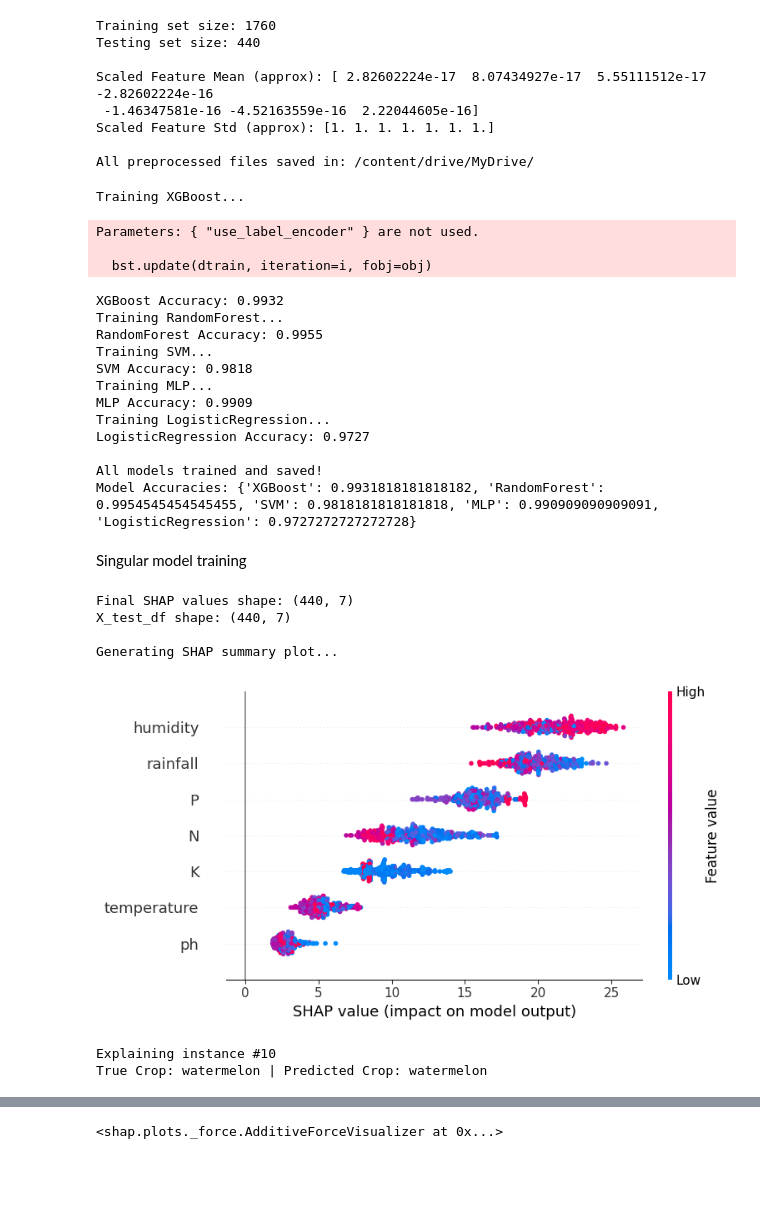
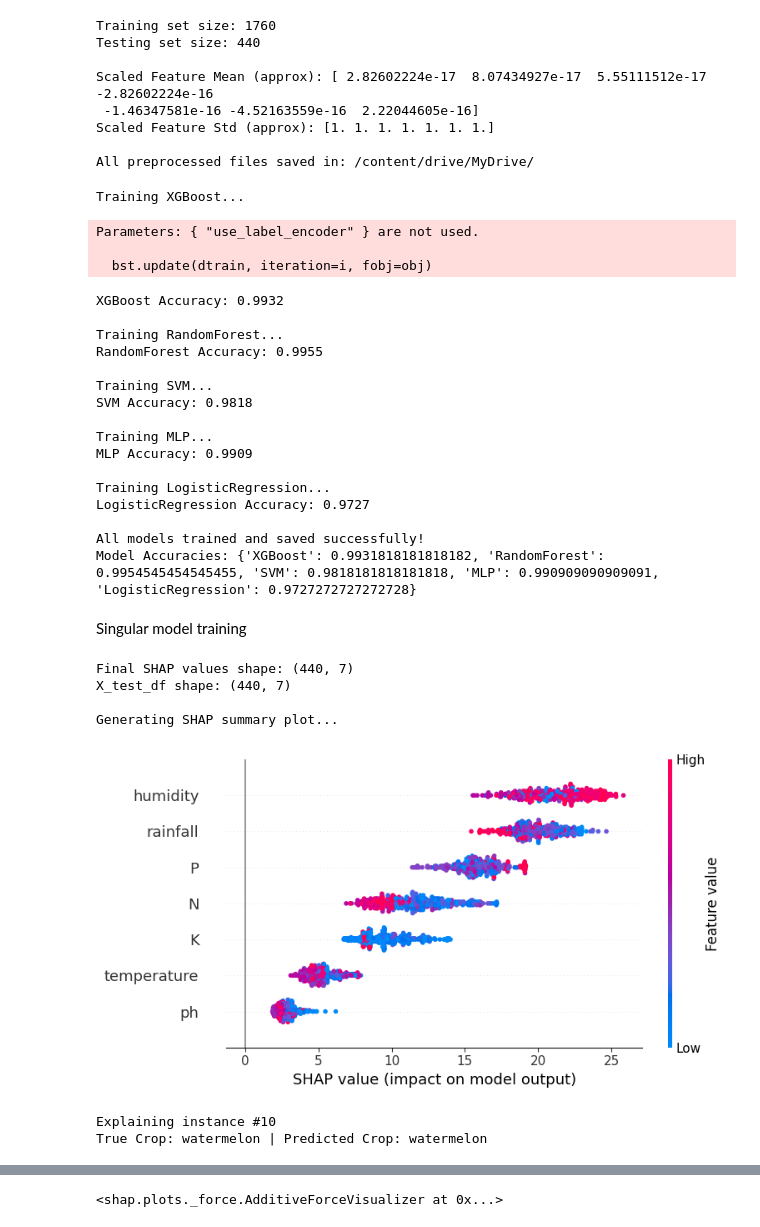
Before and after one commit to priyanshupriyank04/research_paper_project, a Jupyter notebook: research.ipynb, the cells around one changed output, grey strips where cells are left out. Cells and saved outputs as stored; diff of their text form; code cells hidden in the pictures; blank space fills up the shorter version.

```diff
--- a/research.ipynb
+++ b/research.ipynb
@@ -166,13 +176,13 @@ from sklearn.neural_network import MLPClassifier
 from xgboost import XGBClassifier
 from sklearn.metrics import accuracy_score
 
-# --- Load preprocessed data from Google Drive ---
+# --- Load preprocessed data (already numeric labels) ---
 save_path = '/content/drive/MyDrive/'
 
 X_train = joblib.load(save_path + 'X_train.pkl')
 X_test = joblib.load(save_path + 'X_test.pkl')
-y_train = joblib.load(save_path + 'y_train.pkl')
-y_test = joblib.load(save_path + 'y_test.pkl')
+y_train = joblib.load(save_path + 'y_train.pkl')  # encoded labels
+y_test = joblib.load(save_path + 'y_test.pkl')    # encoded labels
 
 # --- Initialize models ---
 models = {
@@ -183,21 +193,21 @@ models = {
     "LogisticRegression": LogisticRegression(max_iter=500, random_state=42)
 }
 
-# --- Train and evaluate models ---
+# --- Train and evaluate each model ---
 model_accuracies = {}
 
 for name, model in models.items():
-    print(f"Training {name}...")
-    model.fit(X_train, y_train)
-    y_pred = model.predict(X_test)
-    acc = accuracy_score(y_test, y_pred)
+    print(f"\nTraining {name}...")
+    model.fit(X_train, y_train)  # uses encoded labels
+    y_pred = model.predict(X_test)  # predictions (encoded)
+    acc = accuracy_score(y_test, y_pred)  # compare encoded-to-encoded
     model_accuracies[name] = acc
     print(f"{name} Accuracy: {acc:.4f}")
 
-    # Save each trained model
+    # Save the trained model
     joblib.dump(model, save_path + f"{name}_model.pkl")
 
-print("\nAll models trained and saved!")
+print("\nAll models trained and saved successfully!")
 print("Model Accuracies:", model_accuracies)
 # %% [output]
 Training XGBoost...
@@ -205,16 +215,20 @@ Parameters: { "use_label_encoder" } are not used.
 
   bst.update(dtrain, iteration=i, fobj=obj)
 XGBoost Accuracy: 0.9932
+
 Training RandomForest...
 RandomForest Accuracy: 0.9955
+
 Training SVM...
 SVM Accuracy: 0.9818
+
 Training MLP...
 MLP Accuracy: 0.9909
+
 Training LogisticRegression...
 LogisticRegression Accuracy: 0.9727
 
-All models trained and saved!
+All models trained and saved successfully!
 Model Accuracies: {'XGBoost': 0.9931818181818182, 'RandomForest': 0.9954545454545455, 'SVM': 0.9818181818181818, 'MLP': 0.990909090909091, 'LogisticRegression': 0.9727272727272728}
 # %% [markdown]
 Singular model training
@@ -232,48 +246,55 @@ X_test = joblib.load(save_path + 'X_test.pkl')
 y_test = joblib.load(save_path + 'y_test.pkl')
 label_encoder = joblib.load(save_path + 'label_encoder.pkl')
 
-feature_names = ['N','P','K','temperature','humidity','ph','rainfall']
+feature_names = ['N', 'P', 'K', 'temperature', 'humidity', 'ph', 'rainfall']
 X_test_df = pd.DataFrame(X_test, columns=feature_names)
 
-# --- Create SHAP Explainer and get unified SHAP values ---
+# --- Create SHAP Explainer ---
 explainer = shap.TreeExplainer(xgb_model)
-shap_exp = explainer(X_test_df)  # returns a unified SHAP Explanation object
+shap_exp = explainer(X_test_df)
 
-# For global importance, sum absolute SHAP values across all classes automatically
+# --- Compute global SHAP values ---
 shap_values = np.abs(shap_exp.values).sum(axis=2)  # (440, 7)
-
 print("Final SHAP values shape:", shap_values.shape)
 print("X_test_df shape:", X_test_df.shape)
 
 # --- GLOBAL SHAP SUMMARY PLOT ---
 print("\nGenerating SHAP summary plot...")
 shap.summary_plot(shap_values, X_test_df, feature_names=feature_names, show=True)
 
-# --- LOCAL SHAP FORCE PLOT (Fixed) ---
+# --- LOCAL SHAP FORCE PLOT (Safe Version) ---
 instance_idx = 10
 instance_data = X_test_df.iloc[instance_idx]
 instance_true_class = y_test[instance_idx]
 instance_pred_class = xgb_model.predict(instance_data.values.reshape(1, -1))[0]
 
-true_crop = label_encoder.inverse_transform([instance_true_class])[0]
-pred_crop = label_encoder.inverse_transform([instance_pred_class])[0]
+# Try decoding, but fall back to codes if any unseen labels occur
+try:
+    true_crop = label_encoder.inverse_transform([instance_true_class])[0]
+except ValueError:
+    true_crop = f"ClassCode-{instance_true_class}"
+
+try:
+    pred_crop = label_encoder.inverse_transform([instance_pred_class])[0]
+except ValueError:
+    pred_crop = f"ClassCode-{instance_pred_class}"
 
 print(f"\nExplaining instance #{instance_idx}")
 print(f"True Crop: {true_crop} | Predicted Crop: {pred_crop}")
 
 shap.initjs()
 shap.force_plot(
-    base_value=explainer.expected_value[instance_pred_class],  # use class index, not string
-    shap_values=shap_exp.values[instance_idx, :, instance_pred_class],  # SHAP for predicted class
+    base_value=explainer.expected_value[instance_pred_class],
+    shap_values=shap_exp.values[instance_idx, :, instance_pred_class],
     features=instance_data.values,
     feature_names=feature_names
 )
 # %% [output]
 Final SHAP values shape: (440, 7)
 X_test_df shape: (440, 7)
 
 Generating SHAP summary plot...
-[figure, old version]
+[figure, new version]
 Explaining instance #10
 True Crop: watermelon | Predicted Crop: watermelon
 [interactive output not drawn]
```
Also changed, not shown: parts of 11 cells of this notebook.
